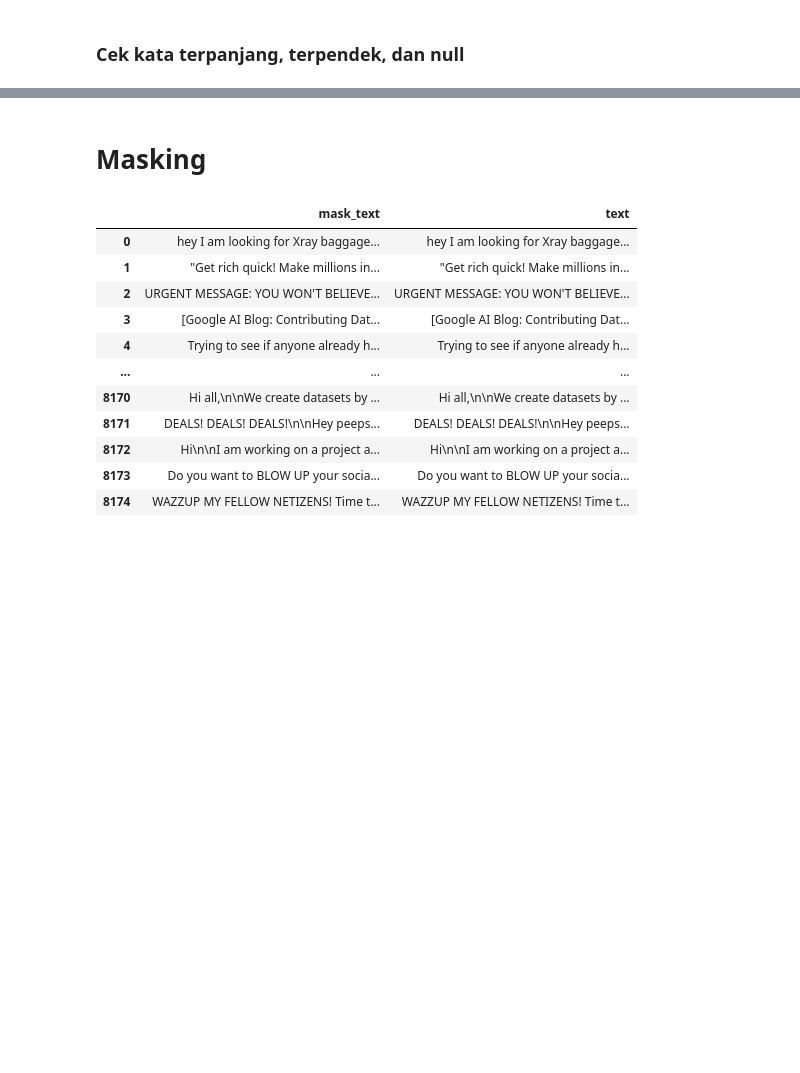
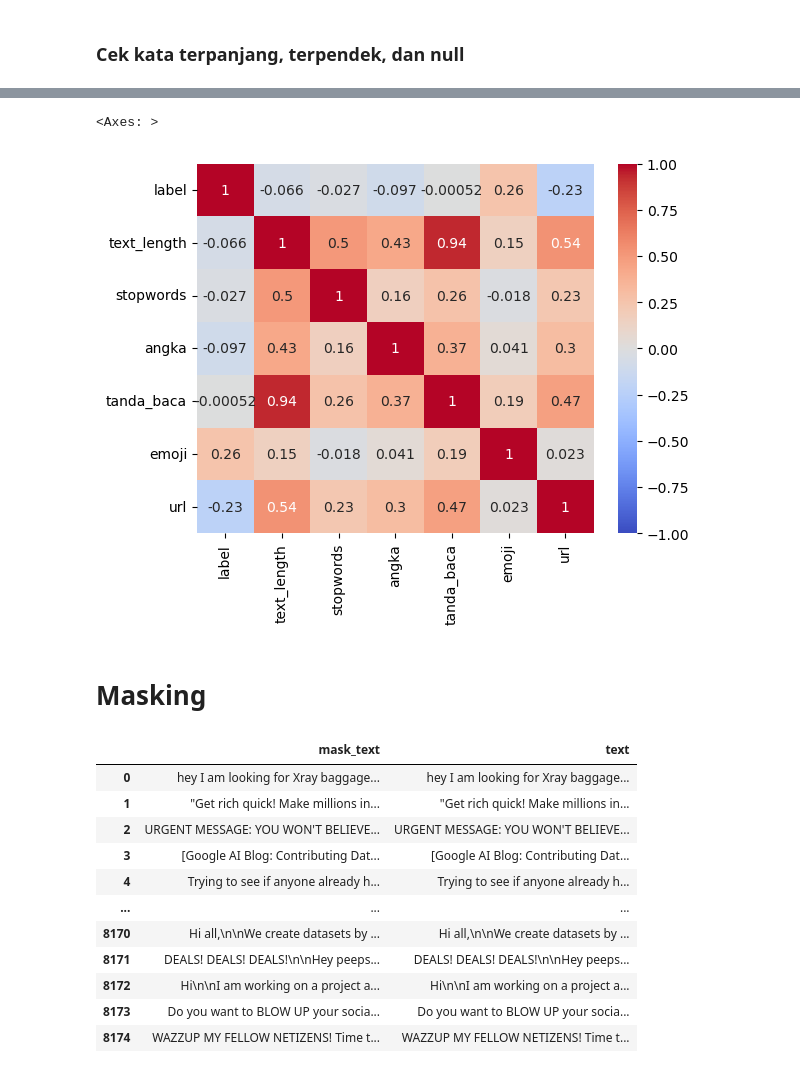
Before and after one commit to SalomoHS/Berlian-Hacktiv8, a Jupyter notebook: Sesi-22/MiniProject.ipynb, the cells around one changed output, grey strips where cells are left out. Drawn from its saved outputs; the diff is of its cells as text; code cells hidden in the pictures; blank space fills up the shorter version.

```diff
--- a/Sesi-22/MiniProject.ipynb
+++ b/Sesi-22/MiniProject.ipynb
@@ -190,0 +229,40 @@ df[df['text_length'] < 10] # Cek kata terpendek (kurang dari 10 character)
+# %%
+def extract_noise(text):
+    stopword_en = set(stopwords.words('english'))
+    words = text.lower().split()
+
+    return pd.Series({
+        'stopwords': sum(w in stopword_en for w in words),
+
+        'angka': len(re.findall(r'\d', text)),
+
+        'tanda_baca': len(
+            re.findall(r'[,\.!?;:\"\']', text)
+        ),
+
+        'emoji': len(
+            re.findall(
+                r'[:;=]-?[\)\(\|DPp]|[\U0001F300-\U0001FFFF]',
+                text
+            )
+        ),
+
+        'url': len(
+            re.findall(r'http\S+|www\S+', text)
+        )
+    })
+
+# =========================
+# tambah kolom
+# =========================
+df_corr = df.copy()
+df_corr[
+    ['stopwords',
+     'angka',
+     'tanda_baca',
+     'emoji',
+     'url']
+] = df_corr['text'].apply(extract_noise)
+
+df_corr['label'] = df_corr['label'].map({'spam': 1, "not_spam": 0})
+df_corr.head()
@@ -191,3 +276,9 @@ df[df['text_length'] < 10] # Cek kata terpendek (kurang dari 10 character)
+# %%
+sns.heatmap(df_corr.select_dtypes(include='number').corr(), annot=True,
+            vmin=-1, vmax=1, cmap='coolwarm')
+# %% [output]
+<Axes: >
+[figure, added]
 # %% [markdown]
 # Masking
 # %%
```
Also changed, not shown: parts of 87 cells of this notebook, 1 other file.
